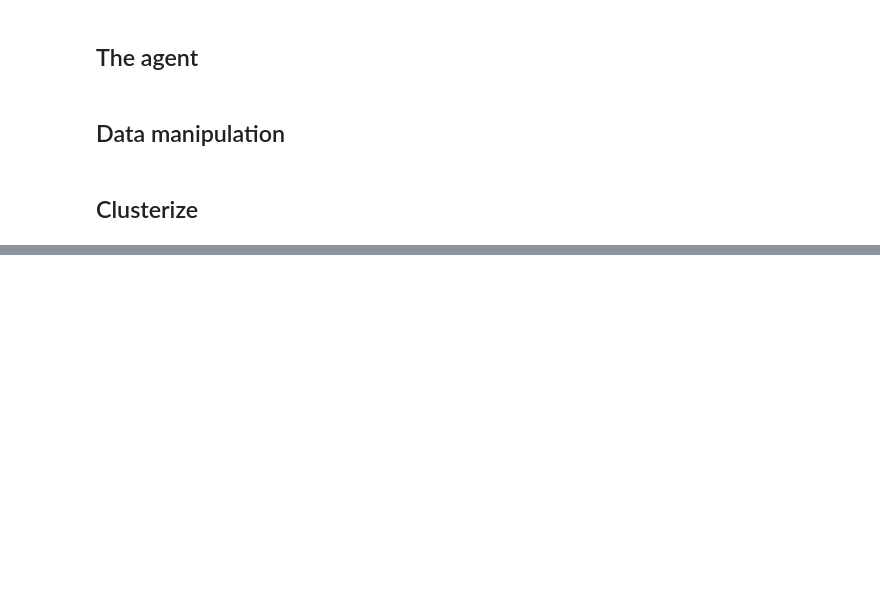
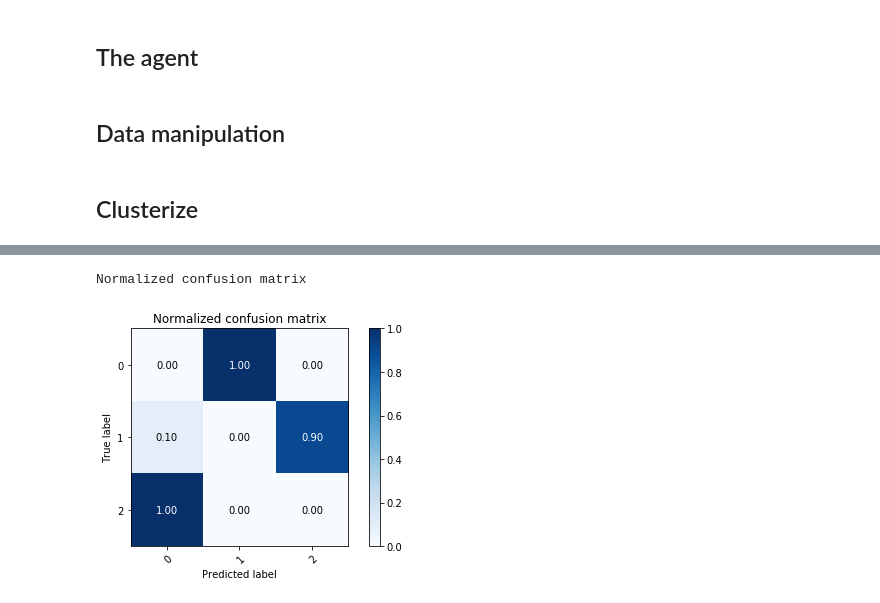
Before and after one commit to lashoun/contrast-learning, a Jupyter notebook: second_draft.ipynb, the cells around one changed output, grey strips where cells are left out. Cells and saved outputs as stored; diff of their text form; code cells hidden in the pictures; blank space fills up the shorter version.

```diff
--- a/second_draft.ipynb
+++ b/second_draft.ipynb
@@ -429,0 +527,7 @@ print_metrics(method="all")
+# %%
+from sklearn.mixture import GaussianMixture
+gmm_predictions = GaussianMixture(n_components=nb_clusters_true).fit_predict(new_data)
+print_matrix(gmm_predictions)
+# %% [output]
+Normalized confusion matrix
+[figure, added]
```
Also changed, not shown: parts of 12 cells of this notebook, 2 other files.
